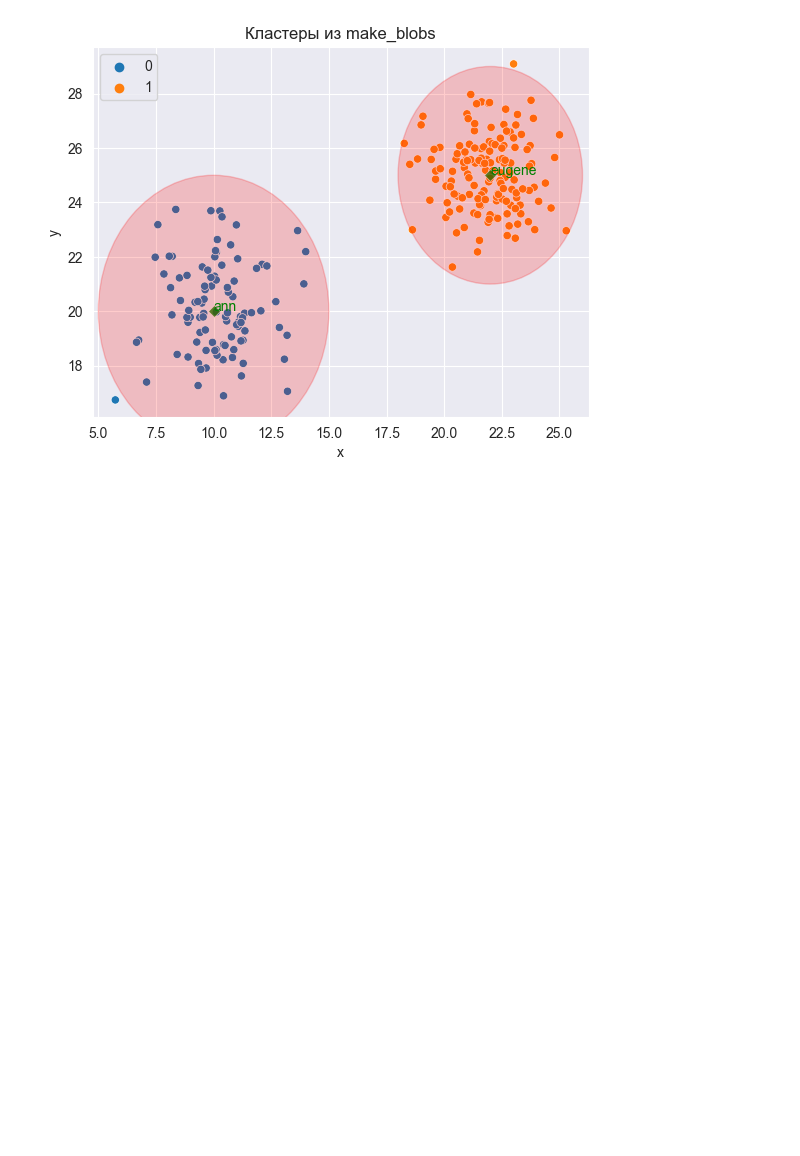
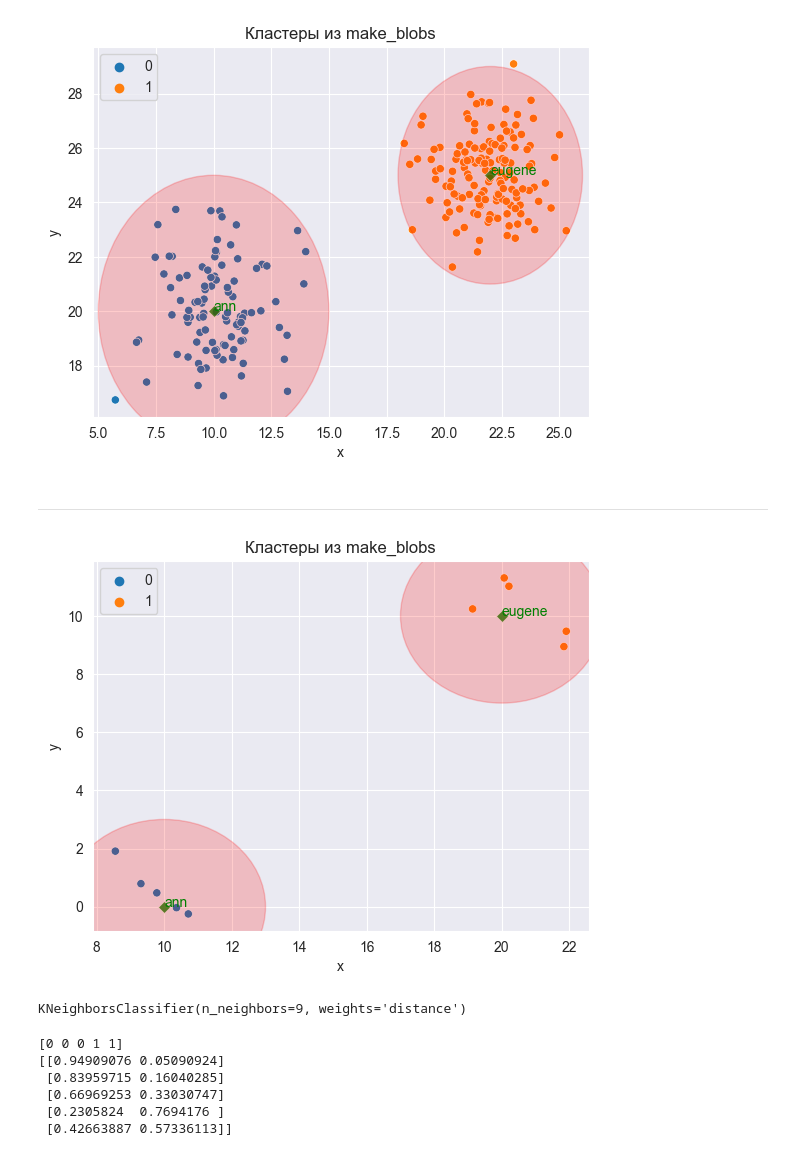
Before and after one commit to rejgan318/ml, a Jupyter notebook: notebooks/Clustering/gen_cluster.ipynb, the cells around one changed output. Drawn from its saved outputs; the diff is of its cells as text; code cells hidden in the pictures; blank space fills up the shorter version.

```diff
--- a/notebooks/Clustering/gen_cluster.ipynb
+++ b/notebooks/Clustering/gen_cluster.ipynb
@@ -100,3 +100,19 @@ for cl in range(len(params['radius'])):
     plt.text(x=params['x'][cl], y=params['y'][cl], s=params['labels'][cl], color='g')
 # %% [output]
 [figure]
+# %% [markdown]
+---
+# %%
+clusters_param = [{'x':10, 'y':0, 'radius':3, 'size':5, 'num_cluster':0},
+                  {'x':20, 'y':10, 'radius':3, 'size':5, 'num_cluster':1}]
+params = {key: [val[key] for val in clusters_param] for key in clusters_param[0]}
+params['labels'] = ['ann', 'eugene']
+# %%
+X, y, centers = make_blobs(n_samples=params['size'], n_features=2, centers=np.array([params['x'], params['y']]).T, cluster_std=(np.array(params['radius']) / 3), shuffle=True, random_state=200, return_centers=True)
+sns.scatterplot(data=X, x=X[:, 0], y=X[:, 1], hue=y).set(title='Кластеры из make_blobs')
+ax = sns.scatterplot(data=pd.DataFrame(centers, columns=['x', 'y']), x='x', y='y', color='g', marker='D', alpha=0.8)
+for cl in range(len(params['radius'])):
+    ax.add_patch(plt.Circle(xy=(params['x'][cl], params['y'][cl]), radius=params['radius'][cl], color='red', fill=True, alpha=0.2))
+    plt.text(x=params['x'][cl], y=params['y'][cl], s=params['labels'][cl], color='g')
+# %% [output]
+[figure, added]
@@ -102,0 +121,16 @@ for cl in range(len(params['radius'])):
+# %%
+neigh = KNeighborsClassifier(n_neighbors=9, weights='distance')
+neigh.fit(X, y)
+# %% [output]
+KNeighborsClassifier(n_neighbors=9, weights='distance')
+# %%
+test_points =[[10., 1.], [12., 2.], [14., 4.], [20., 6.], [21., 0.]]
+print(neigh.predict(test_points))
+print(neigh.predict_proba(test_points))
+# %% [output]
+[0 0 0 1 1]
+[[0.94909076 0.05090924]
+ [0.83959715 0.16040285]
+ [0.66969253 0.33030747]
+ [0.2305824  0.7694176 ]
+ [0.42663887 0.57336113]]
```
Also changed, not shown: parts of 4 cells of this notebook, 2 other files.
